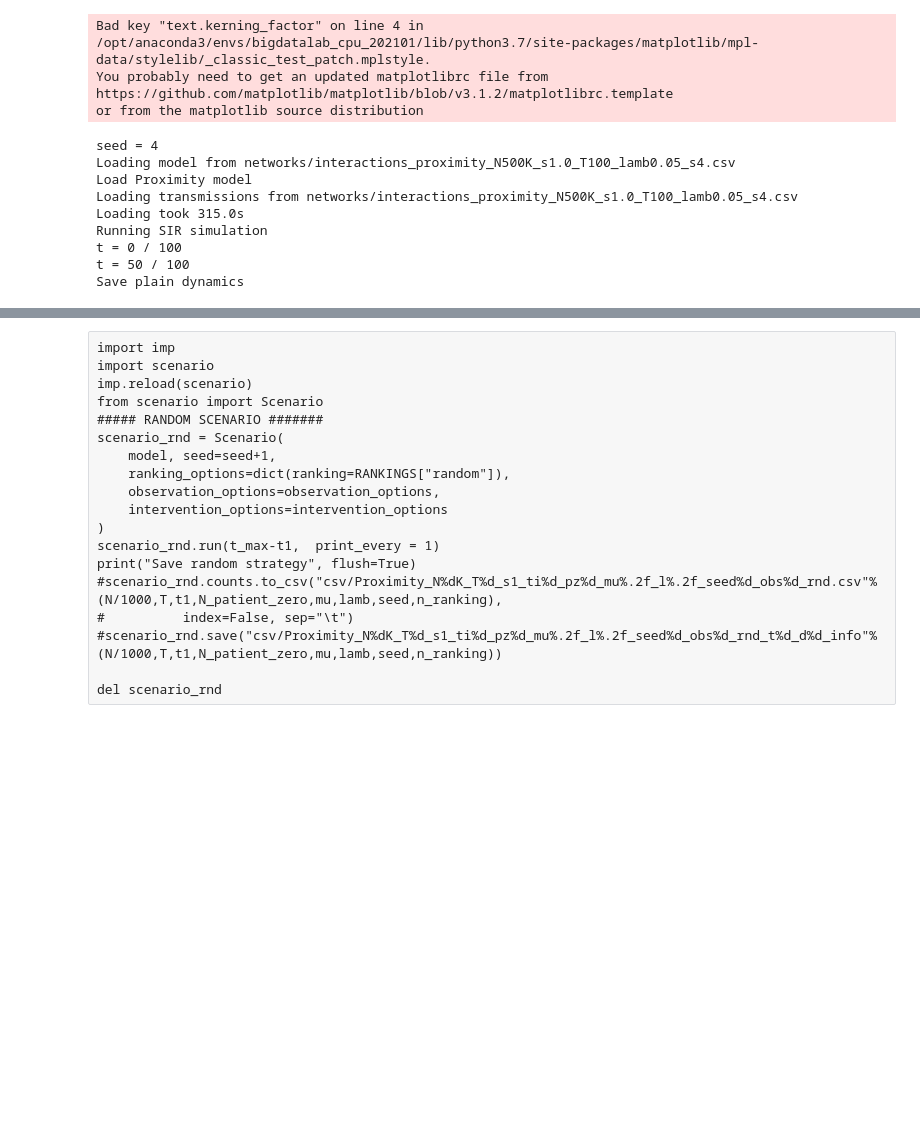
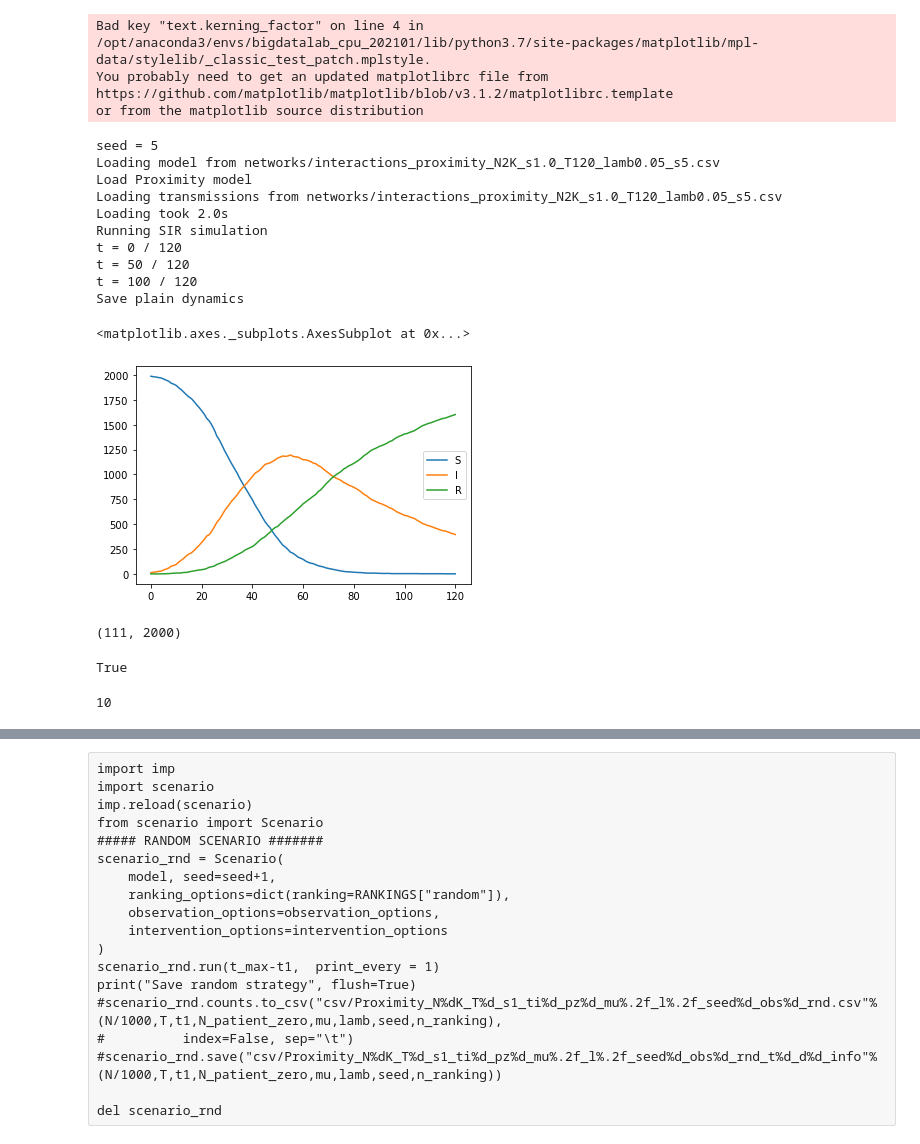
Before and after one commit to sibyl-team/sir_inference, a Jupyter notebook: loop_proximity.ipynb, the cells around one changed output, grey strips where cells are left out. Saved outputs shown, nothing was run; the diff lists cells and outputs as text; code cells hidden in the pictures; blank space fills up the shorter version.

Commit message:
Add plots and code for animation

```diff
--- a/loop_proximity.ipynb
+++ b/loop_proximity.ipynb
@@ -13,18 +13,18 @@ from sir_model import FastProximityModel, patient_zeros_states
 from ranking import csr_to_list
 import os.path
 from os import path
-N=500000
+N=2000
 #N = 5000
 #N = 100
 ## new try with 100 spreaders
-N_patient_zero = 200;
+N_patient_zero = 12;
 #N_patient_zero = 1;
 lamb_load = 0.05;
 lamb = 0.05
 mu = 0.02;
 scale=1.0; # Easy Case
-T=100;
-seed=4;
+T=120;
+seed=5;
 location="networks"
 # SIR parameters
 t1 = 10;
@@ -51,7 +55,7 @@ print("seed = %d"%seed, flush=True)
 np.random.seed(seed);
 if path.exists(csv_file): print("Loading model from %s"%csv_file)
 else:
-    print("Could not find the file! Was looking for \n "+csv_file+"\n Bye-Bye")
+    raise ValueError("Could not find the file! Was looking for \n "+csv_file+"\n Bye-Bye")
     sys.exit()
 print("Load Proximity model", flush=True)
 tic = time()
@@ -69,18 +73,25 @@ db["I"] = np.sum(model.states==1,axis=1)
 db["R"] = np.sum(model.states==2,axis=1)
 db.to_csv("csv/Proximity_N%dK_T%d_s1_pz%d_mu%.2f_l%.2f_seed%d.csv"%(N/1000,T,N_patient_zero,mu,lamb,seed),
           index=False, sep="\t")
-del db
+
+all_states = model.states
 model.initial_states = model.states[t1]
 model.states = model.states[t1:]
 model.transmissions = model.transmissions[t1:]
 model.pruned_transmissions = model.transmissions.copy()
 # %% [output]
-seed = 4
-Loading model from networks/interactions_proximity_N500K_s1.0_T100_lamb0.05_s4.csv
+seed = 5
+Loading model from networks/interactions_proximity_N2K_s1.0_T120_lamb0.05_s5.csv
 Load Proximity model
-Loading transmissions from networks/interactions_proximity_N500K_s1.0_T100_lamb0.05_s4.csv
-Loading took 315.0s
+Loading transmissions from networks/interactions_proximity_N2K_s1.0_T120_lamb0.05_s5.csv
+Loading took 2.0s
 Running SIR simulation
-t = 0 / 100
-t = 50 / 100
+t = 0 / 120
+t = 50 / 120
+t = 100 / 120
 Save plain dynamics
+# %%
+db.plot()
+# %% [output]
+<matplotlib.axes._subplots.AxesSubplot at 0x...>
+[figure, added]
@@ -86,0 +107,12 @@ Save plain dynamics
+# %%
+model.states.shape
+# %% [output]
+(111, 2000)
+# %%
+np.all(model.initial_states == all_states[t1])
+# %% [output]
+True
+# %%
+t1
+# %% [output]
+10
```
Also changed, not shown: parts of 31 cells of this notebook.
